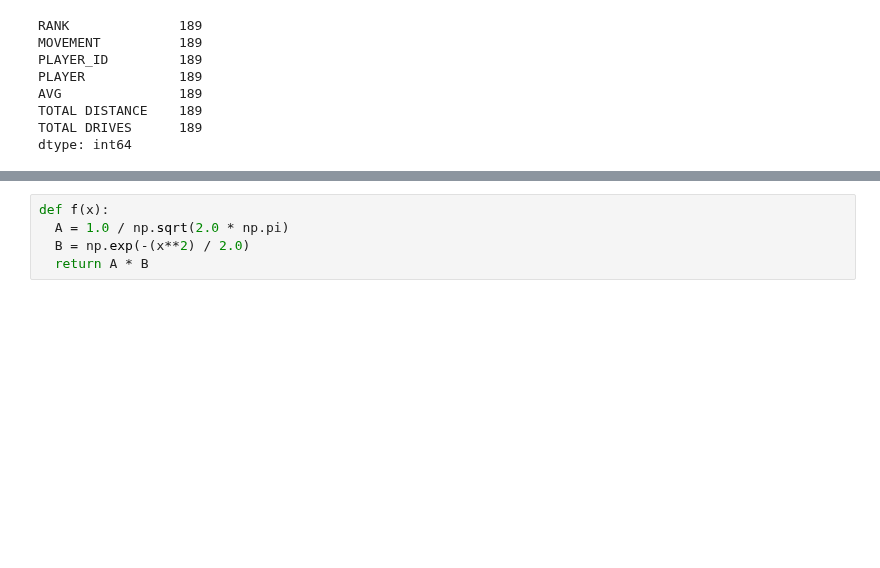
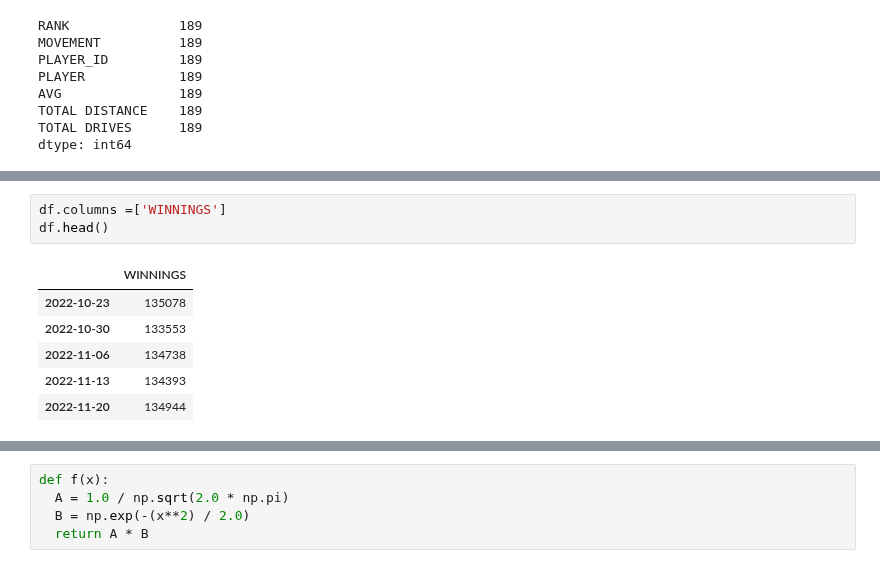
Before and after one commit to mickalleny2k/PfDA_Assignment, a Jupyter notebook: PfDA_Assignment.ipynb, the cells around one changed output, grey strips where cells are left out. Saved outputs shown, nothing was run; the diff lists cells and outputs as text; blank space fills up the shorter version.

```diff
--- a/PfDA_Assignment.ipynb
+++ b/PfDA_Assignment.ipynb
@@ -404,0 +467,10 @@ df
+# %%
+df.columns =['WINNINGS']
+df.head()
+# %% [output]
+|  | WINNINGS |
+| 2022-10-23 | 135078 |
+| 2022-10-30 | 133553 |
+| 2022-11-06 | 134738 |
+| 2022-11-13 | 134393 |
+| 2022-11-20 | 134944 |
```
Also changed, not shown: parts of 52 cells of this notebook.
